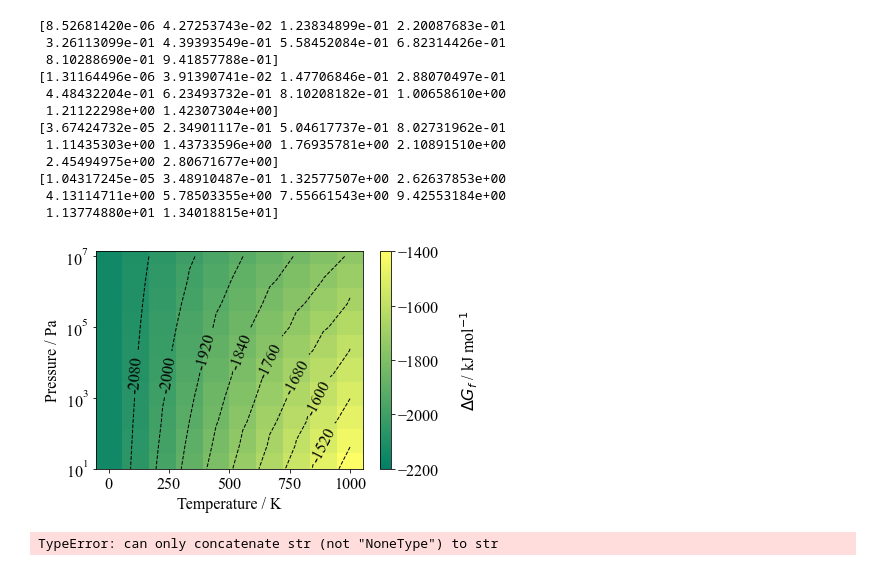
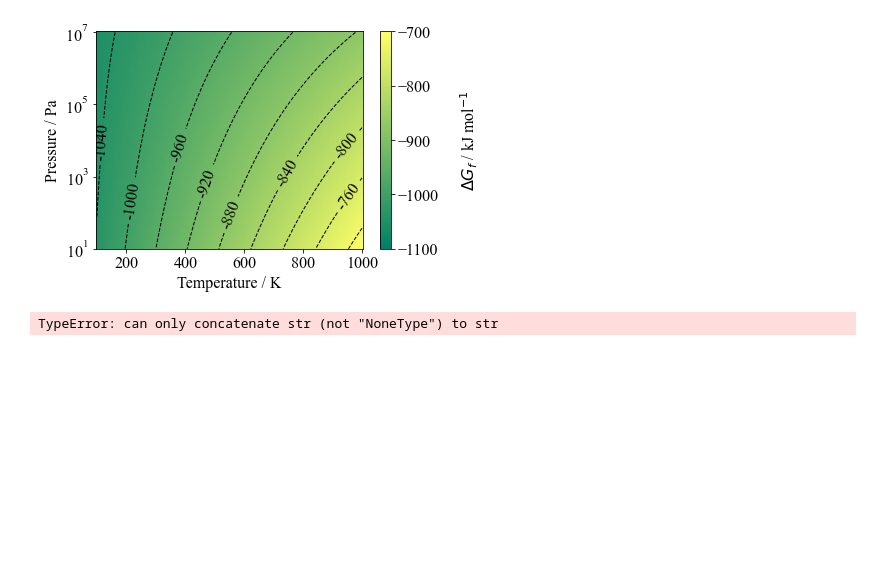
Before and after one commit to NU-CEM/ThermoPot, a Jupyter notebook: BaZrS3/BaZrS3.ipynb, the cells around one changed output. Drawn from its saved outputs; the diff is of its cells as text; code cells hidden in the pictures; blank space fills up the shorter version.

```diff
--- a/BaZrS3/BaZrS3.ipynb
+++ b/BaZrS3/BaZrS3.ipynb
@@ -23,6 +27,6 @@ bulk_reaction.Dmu().potential
 # %%
-T = np.linspace(1,1000,10) # K
-P = np.array( np.logspace(1,7,10),ndmin=2).transpose() # Pa
+T = np.linspace(100,1000,100) # K
+P = np.array( np.logspace(1,7,100),ndmin=2).transpose() # Pa
 
 bulk_reaction = reactions.Reaction({Ba:1,Zr:1,S:3},{BaZrS3:1},temperature=T,pressure=P)
 # %%
@@ -45,24 +37,10 @@ GFE.plot_TvsP(scale_range=[-800,-1200])
 # %%
-S2 = materials.IdealGas("S2",{'S':2},thermo_file="../BaZrS3/nist_janaf/S2.dat",
-                        energies={"pbesol":-0.217220682510473e05},zpe_pbesol=0.04421415)
-S2_reaction = reactions.Reaction({Ba:2,Zr:2,S2:3},{BaZrS3:2},
-                                 temperature=T,pressure=P)
+S2 = materials.IdealGas("S2",{'S':2},thermo_file="../BaZrS3/nist_janaf/S2.dat",energies={"pbesol":-0.217220682510473e05},zpe_pbesol=0.04421415)
+S2_reaction = reactions.Reaction({Ba:2,Zr:2,S2:3},{BaZrS3:2},temperature=T,pressure=P,fu=2)
 GFE = S2_reaction.Dmu(units="kJ")
-GFE.plot_TvsP(scale_range=[-1400,-2000])
+GFE.plot_TvsP(scale_range=[-1100, -700])
 # %% [output]
-[8.52681420e-06 4.27253743e-02 1.23834899e-01 2.20087683e-01
- 3.26113099e-01 4.39393549e-01 5.58452084e-01 6.82314426e-01
- 8.10288690e-01 9.41857788e-01]
-[1.31164496e-06 3.91390741e-02 1.47706846e-01 2.88070497e-01
- 4.48432204e-01 6.23493732e-01 8.10208182e-01 1.00658610e+00
- 1.21122298e+00 1.42307304e+00]
-[3.67424732e-05 2.34901117e-01 5.04617737e-01 8.02731962e-01
- 1.11435303e+00 1.43733596e+00 1.76935781e+00 2.10891510e+00
- 2.45494975e+00 2.80671677e+00]
-[1.04317245e-05 3.48910487e-01 1.32577507e+00 2.62637853e+00
- 4.13114711e+00 5.78503355e+00 7.55661543e+00 9.42553184e+00
- 1.13774880e+01 1.34018815e+01]
-[figure, old version]
+[figure, new version]
 # %%
 BaZrS3_perovskite=materials.solid(name='Perovskite BaZrS3',
                      stoichiometry={'Ba':1,'Zr':1,'S':3},
```
Also changed, not shown: parts of 3 cells of this notebook, 11 other files.
